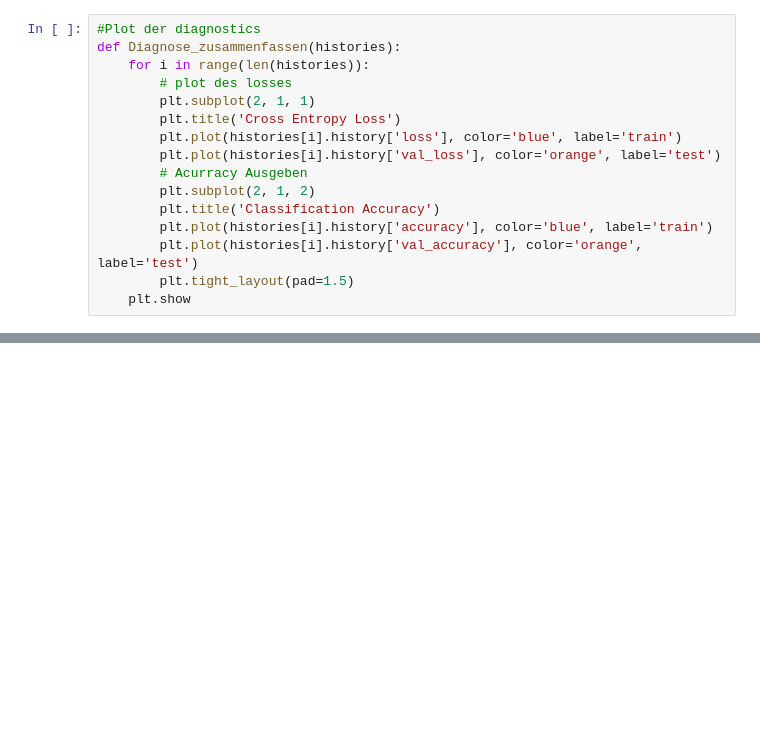
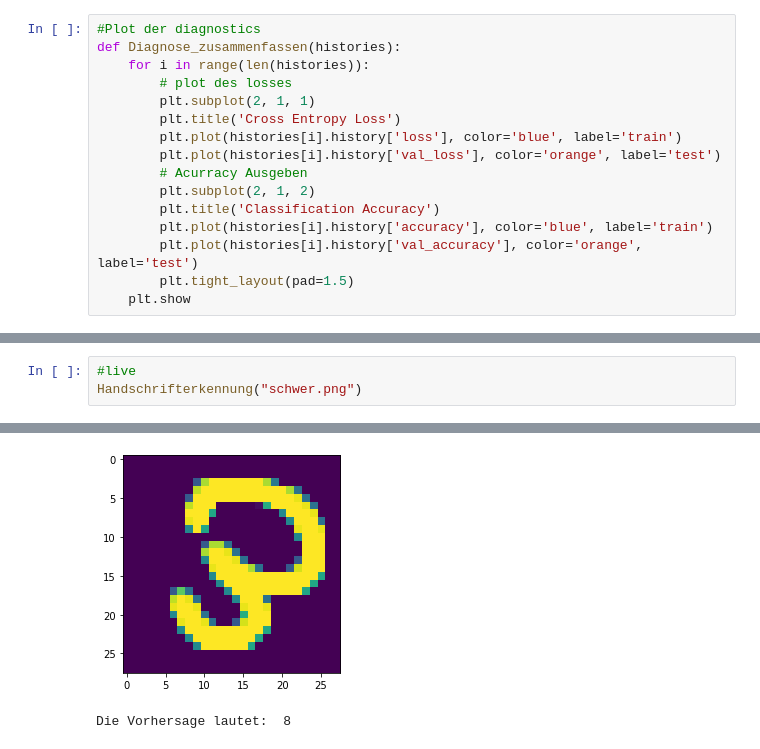
Before and after one commit to MarioS040/bigdata, a Jupyter notebook: main.ipynb, the cells around one changed output, grey strips where cells are left out. Saved outputs shown, nothing was run; the diff lists cells and outputs as text; blank space fills up the shorter version.

```diff
--- a/main.ipynb
+++ b/main.ipynb
@@ -185,0 +160,4 @@ Die Vorhersage lautet:  8
+# %%
+#live
+Handschrifterkennung("schwer.png")
+# %% [output]
@@ -186,3 +166,5 @@ Die Vorhersage lautet:  8
+[figure, added]
+Die Vorhersage lautet:  8
 # %%
 #Confusionsmatrix erstellen über den x_test Datensatz
 prediction_labels = [np.argmax(i) for i in predictions]
```
Also changed, not shown: parts of 11 cells of this notebook, 13 other files.
